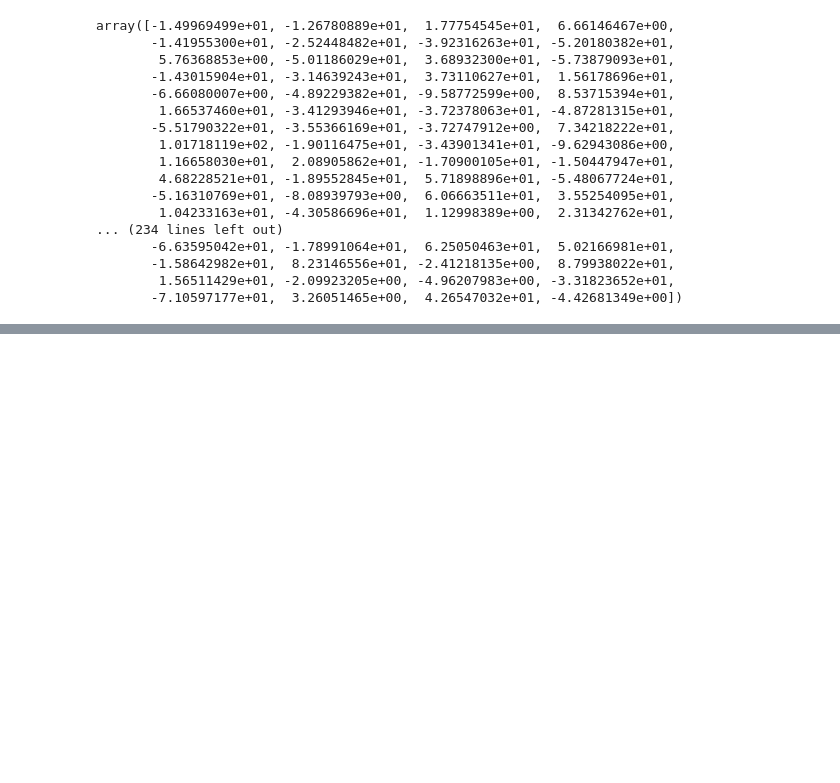
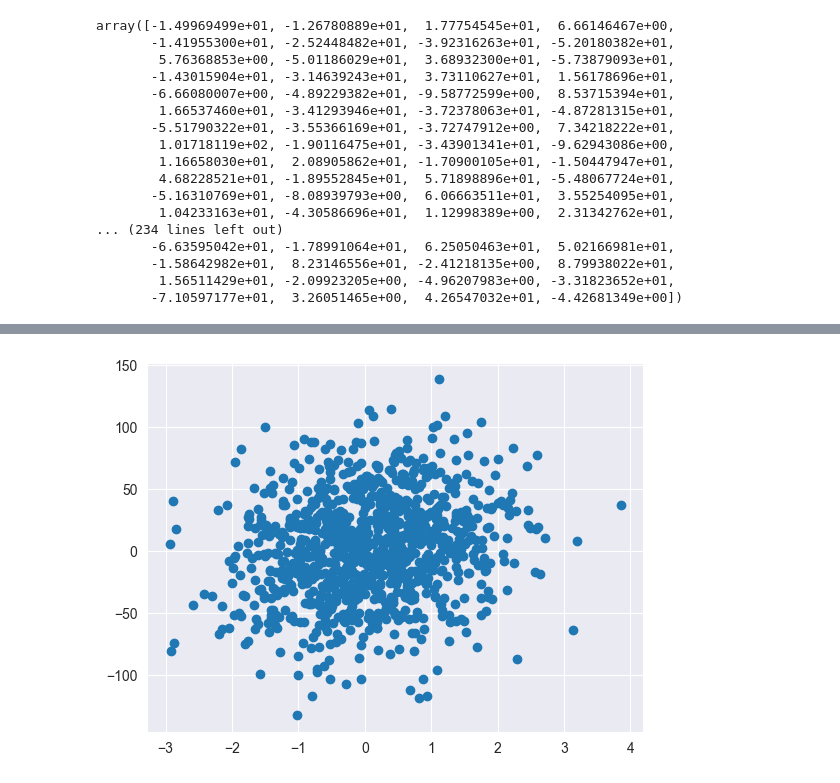
Before and after one commit to itssahilwhat/AI-Fundamentals, a Jupyter notebook: K Nearest Neigbour/KNN Regressor.ipynb, the cells around one changed output, grey strips where cells are left out. Saved outputs shown, nothing was run; the diff lists cells and outputs as text; code cells hidden in the pictures; blank space fills up the shorter version.

```diff
--- a/K Nearest Neigbour/KNN Regressor.ipynb
+++ b/K Nearest Neigbour/KNN Regressor.ipynb
@@ -34,0 +42,5 @@ array([-1.49969499e+01, -1.26780889e+01,  1.77754545e+01,  6.66146467e+00,
+# %%
+plt.scatter(X[:, 1], y)
+plt.show()
+# %% [output]
+[figure, added]
```
Also changed, not shown: parts of 5 cells of this notebook.
